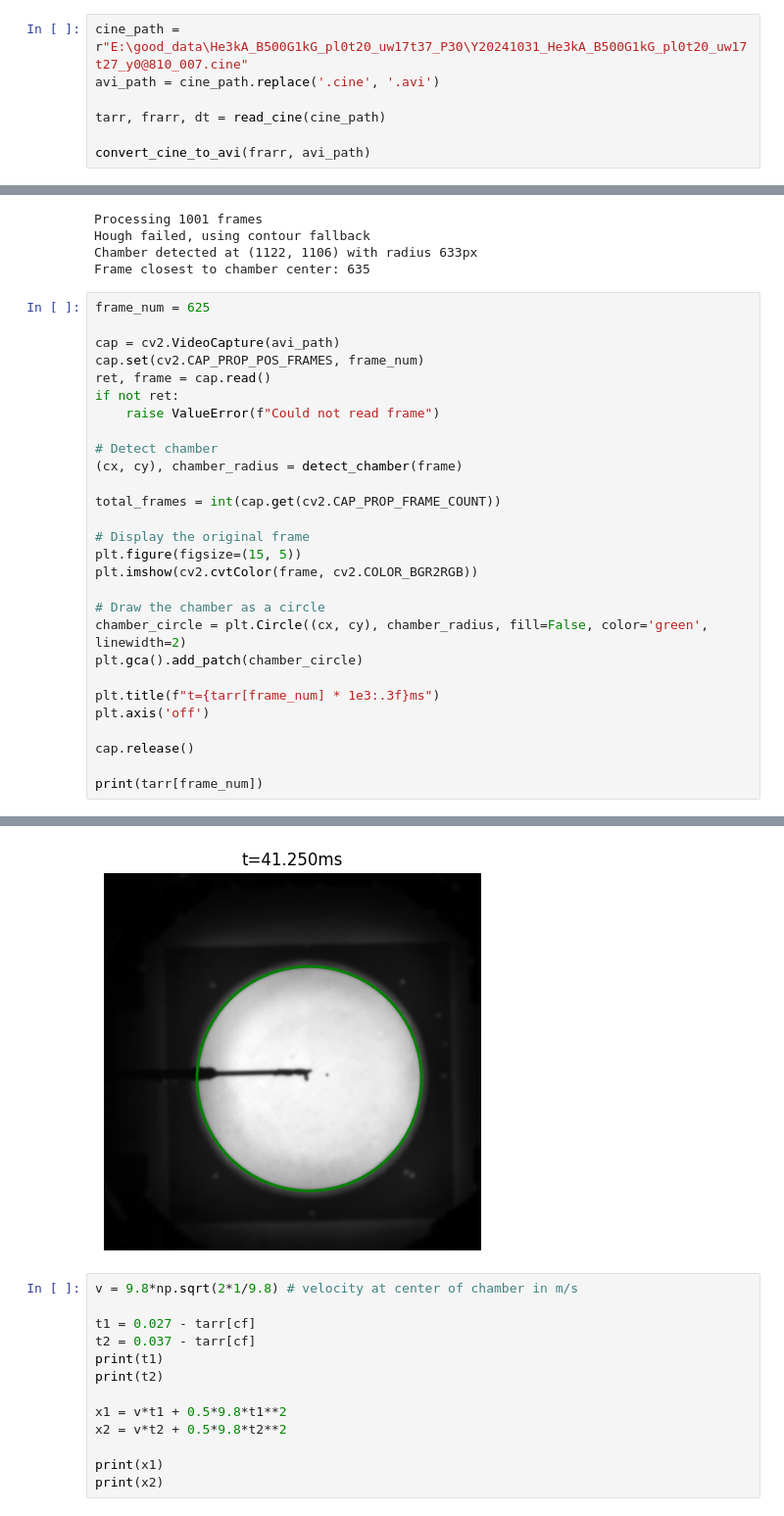
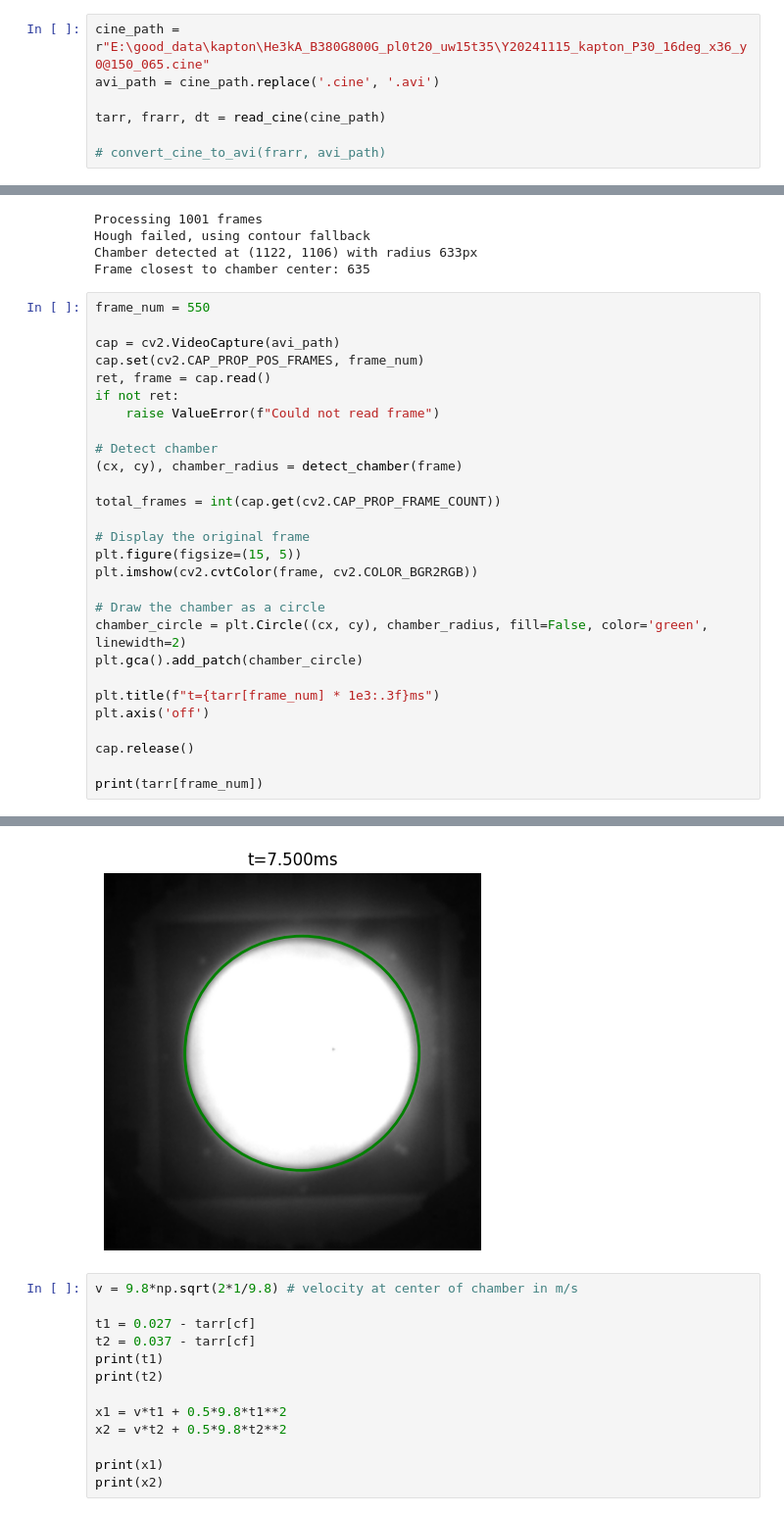
Before and after one commit to hjia94/data-analysis, a Jupyter notebook: object_tracking/fastcam_test.ipynb, the cells around one changed output, grey strips where cells are left out. Shown at 98% size. Saved outputs shown, nothing was run; the diff lists cells and outputs as text.

```diff
--- a/object_tracking/fastcam_test.ipynb
+++ b/object_tracking/fastcam_test.ipynb
@@ -12,11 +12,11 @@ from pathlib import Path
 from read_cine import read_cine, convert_cine_to_avi
 from track_object import track_object, detect_chamber, update_tracking_result, show_tracking_results
 # %%
-cine_path = r"E:\good_data\He3kA_B500G1kG_pl0t20_uw17t37_P30\Y20241031_He3kA_B500G1kG_pl0t20_uw17t27_y0@810_007.cine"
+cine_path = r"E:\good_data\kapton\He3kA_B380G800G_pl0t20_uw15t35\Y20241115_kapton_P30_16deg_x36_y0@150_065.cine"
 avi_path = cine_path.replace('.cine', '.avi')
 
 tarr, frarr, dt = read_cine(cine_path)
 
-convert_cine_to_avi(frarr, avi_path)
+# convert_cine_to_avi(frarr, avi_path)
 # %% [output]
 Reading .cine file...
@@ -45,7 +32,7 @@ Hough failed, using contour fallback
 Chamber detected at (1122, 1106) with radius 633px
 Frame closest to chamber center: 635
 # %%
-frame_num = 625
+frame_num = 550
 
 cap = cv2.VideoCapture(avi_path)
 cap.set(cv2.CAP_PROP_POS_FRAMES, frame_num)
@@ -79,4 +66,4 @@ Chamber detected at (1114, 1115) with radius 609px
-[figure, old version]
+[figure, new version]
 # %%
 v = 9.8*np.sqrt(2*1/9.8) # velocity at center of chamber in m/s
 
```
Also changed, not shown: parts of 4 cells of this notebook, 3 other files.
